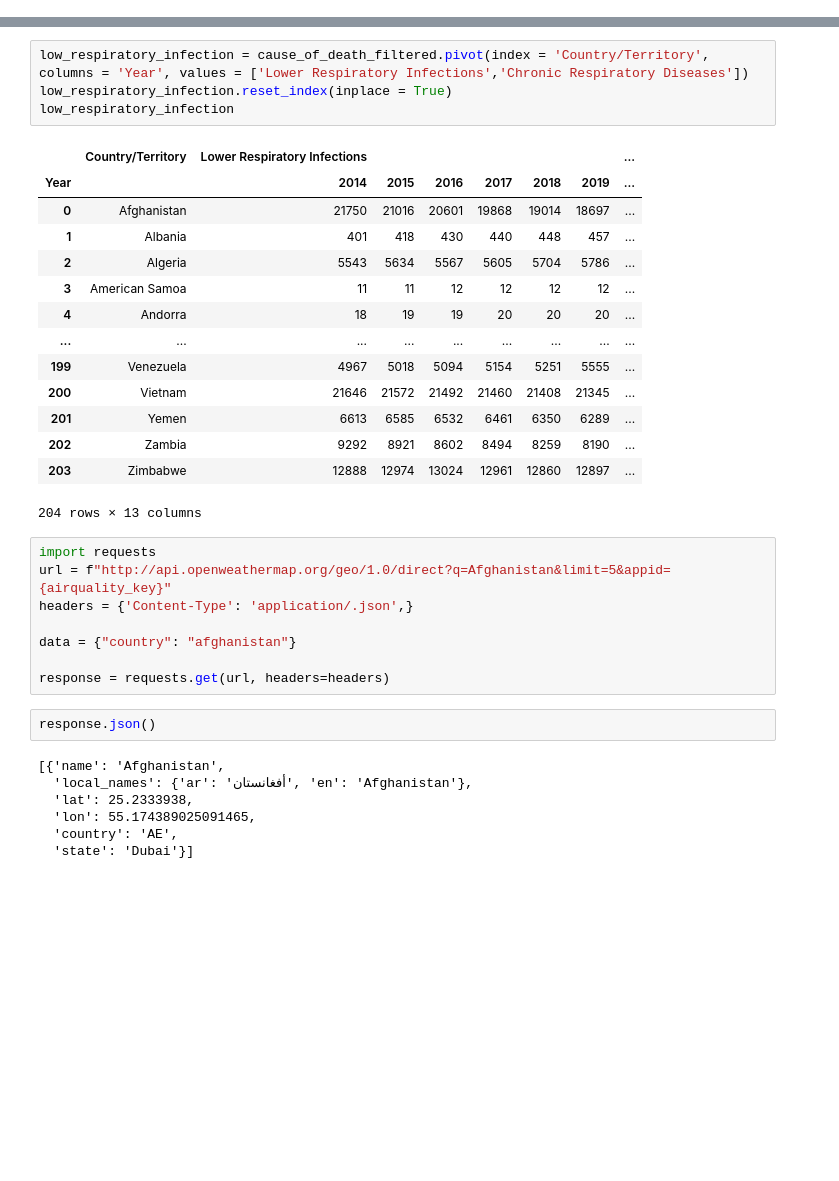
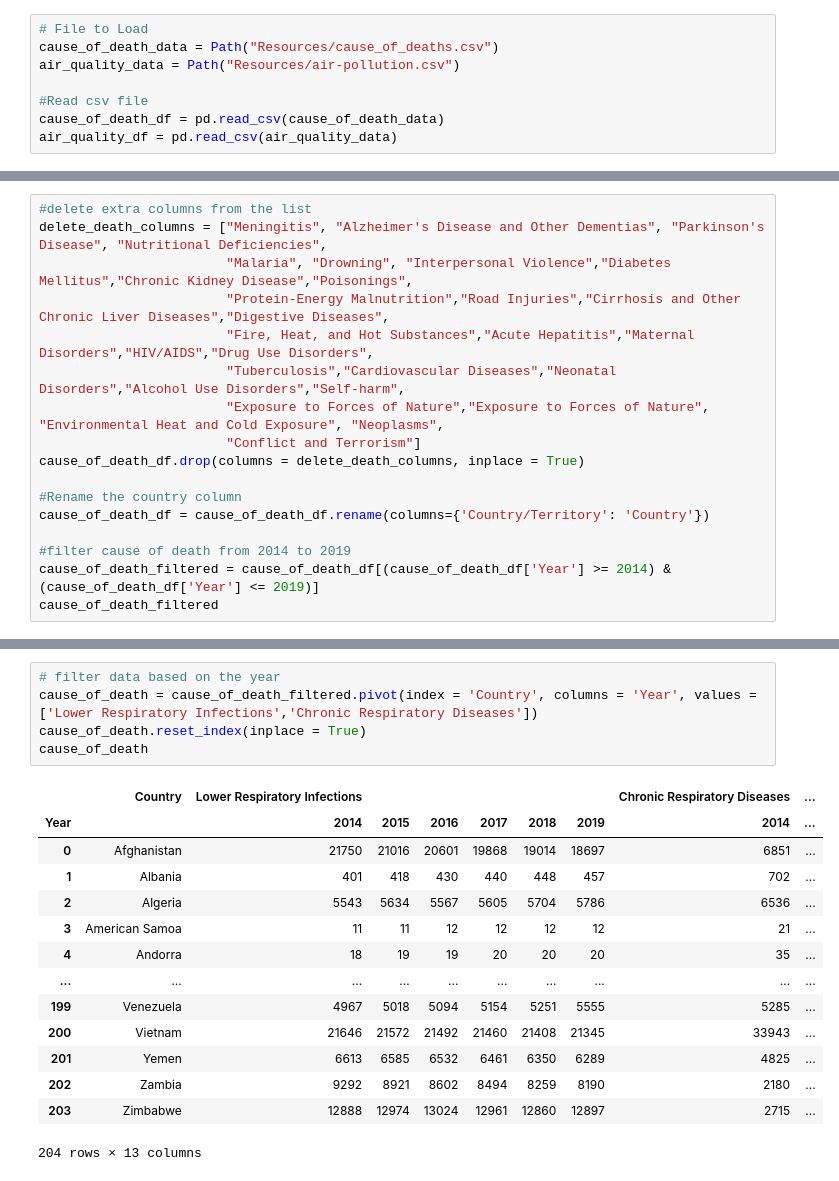
Before and after one commit to Whereiswendy/PolutionEffects-APIStudy, a Jupyter notebook: Air Quality Vs Respiratory/Untitled.ipynb, the cells around one changed output, grey strips where cells are left out. Cells and saved outputs as stored; diff of their text form; blank space fills up the shorter version.

```diff
--- a/Air Quality Vs Respiratory/Untitled.ipynb
+++ b/Air Quality Vs Respiratory/Untitled.ipynb
@@ -74,0 +5,8 @@ cause_of_death_filtered
+# %%
+# File to Load
+cause_of_death_data = Path("Resources/cause_of_deaths.csv")
+air_quality_data = Path("Resources/air-pollution.csv")
+
+#Read csv file
+cause_of_death_df = pd.read_csv(cause_of_death_data)
+air_quality_df = pd.read_csv(air_quality_data)
@@ -74,0 +30,17 @@ cause_of_death_filtered
+# %%
+#delete extra columns from the list
+delete_death_columns = ["Meningitis", "Alzheimer's Disease and Other Dementias", "Parkinson's Disease", "Nutritional Deficiencies",
+                        "Malaria", "Drowning", "Interpersonal Violence","Diabetes Mellitus","Chronic Kidney Disease","Poisonings",
+                        "Protein-Energy Malnutrition","Road Injuries","Cirrhosis and Other Chronic Liver Diseases","Digestive Diseases",
+                        "Fire, Heat, and Hot Substances","Acute Hepatitis","Maternal Disorders","HIV/AIDS","Drug Use Disorders",
+                        "Tuberculosis","Cardiovascular Diseases","Neonatal Disorders","Alcohol Use Disorders","Self-harm",
+                        "Exposure to Forces of Nature","Exposure to Forces of Nature", "Environmental Heat and Cold Exposure", "Neoplasms",
+                        "Conflict and Terrorism"]
+cause_of_death_df.drop(columns = delete_death_columns, inplace = True)
+
+#Rename the country column
+cause_of_death_df = cause_of_death_df.rename(columns={'Country/Territory': 'Country'})
+
+#filter cause of death from 2014 to 2019
+cause_of_death_filtered = cause_of_death_df[(cause_of_death_df['Year'] >= 2014) & (cause_of_death_df['Year'] <= 2019)]
+cause_of_death_filtered
@@ -75,36 +61,20 @@ cause_of_death_filtered
 # %%
-low_respiratory_infection = cause_of_death_filtered.pivot(index = 'Country/Territory', columns = 'Year', values = ['Lower Respiratory Infections','Chronic Respiratory Diseases'])
-low_respiratory_infection.reset_index(inplace = True)
-low_respiratory_infection
+# filter data based on the year
+cause_of_death = cause_of_death_filtered.pivot(index = 'Country', columns = 'Year', values = ['Lower Respiratory Infections','Chronic Respiratory Diseases'])
+cause_of_death.reset_index(inplace = True)
+cause_of_death
 # %% [output]
-|  | Country/Territory | Lower Respiratory Infections |  |  |  |  |  | ... |
-| Year |  | 2014 | 2015 | 2016 | 2017 | 2018 | 2019 | ... |
-| 0 | Afghanistan | 21750 | 21016 | 20601 | 19868 | 19014 | 18697 | ... |
-| 1 | Albania | 401 | 418 | 430 | 440 | 448 | 457 | ... |
-| 2 | Algeria | 5543 | 5634 | 5567 | 5605 | 5704 | 5786 | ... |
-| 3 | American Samoa | 11 | 11 | 12 | 12 | 12 | 12 | ... |
-| 4 | Andorra | 18 | 19 | 19 | 20 | 20 | 20 | ... |
-| ... | ... | ... | ... | ... | ... | ... | ... | ... |
-| 199 | Venezuela | 4967 | 5018 | 5094 | 5154 | 5251 | 5555 | ... |
-| 200 | Vietnam | 21646 | 21572 | 21492 | 21460 | 21408 | 21345 | ... |
-| 201 | Yemen | 6613 | 6585 | 6532 | 6461 | 6350 | 6289 | ... |
-| 202 | Zambia | 9292 | 8921 | 8602 | 8494 | 8259 | 8190 | ... |
-| 203 | Zimbabwe | 12888 | 12974 | 13024 | 12961 | 12860 | 12897 | ... |
+|  | Country | Lower Respiratory Infections |  |  |  |  |  | Chronic Respiratory Diseases | ... |
+| Year |  | 2014 | 2015 | 2016 | 2017 | 2018 | 2019 | 2014 | ... |
+| 0 | Afghanistan | 21750 | 21016 | 20601 | 19868 | 19014 | 18697 | 6851 | ... |
+| 1 | Albania | 401 | 418 | 430 | 440 | 448 | 457 | 702 | ... |
+| 2 | Algeria | 5543 | 5634 | 5567 | 5605 | 5704 | 5786 | 6536 | ... |
+| 3 | American Samoa | 11 | 11 | 12 | 12 | 12 | 12 | 21 | ... |
+| 4 | Andorra | 18 | 19 | 19 | 20 | 20 | 20 | 35 | ... |
+| ... | ... | ... | ... | ... | ... | ... | ... | ... | ... |
+| 199 | Venezuela | 4967 | 5018 | 5094 | 5154 | 5251 | 5555 | 5285 | ... |
+| 200 | Vietnam | 21646 | 21572 | 21492 | 21460 | 21408 | 21345 | 33943 | ... |
+| 201 | Yemen | 6613 | 6585 | 6532 | 6461 | 6350 | 6289 | 4825 | ... |
+| 202 | Zambia | 9292 | 8921 | 8602 | 8494 | 8259 | 8190 | 2180 | ... |
+| 203 | Zimbabwe | 12888 | 12974 | 13024 | 12961 | 12860 | 12897 | 2715 | ... |
 204 rows × 13 columns
-# %%
-import requests
-url = f"http://api.openweathermap.org/geo/1.0/direct?q=Afghanistan&limit=5&appid={airquality_key}"
-headers = {'Content-Type': 'application/.json',}
-
-data = {"country": "afghanistan"}
-
-response = requests.get(url, headers=headers)
-# %%
-response.json()
-# %% [output]
-[{'name': 'Afghanistan',
-  'local_names': {'ar': 'أفغانستان', 'en': 'Afghanistan'},
-  'lat': 25.2333938,
-  'lon': 55.174389025091465,
-  'country': 'AE',
-  'state': 'Dubai'}]
```
Also changed, not shown: parts of 12 cells of this notebook, 10 other files.
